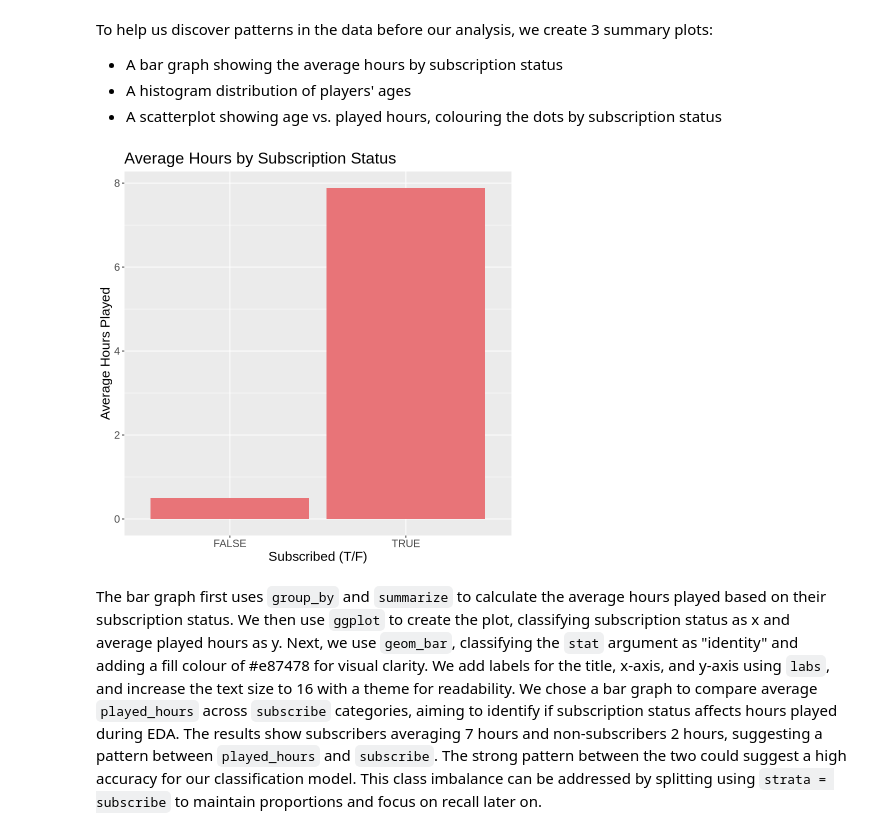
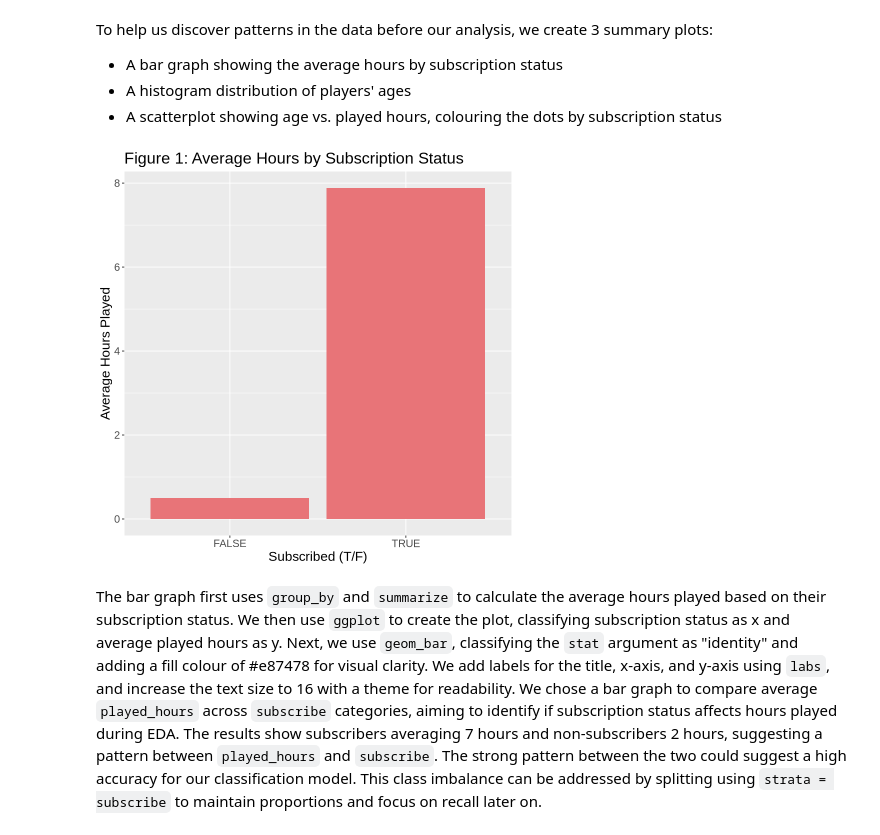
Before and after one commit to justin-pilson/dsci-100-project-2025w2-group-31, a Jupyter notebook: group-project-main-file.ipynb, the cells around one changed output. Cells and saved outputs as stored; diff of their text form; code cells hidden in the pictures.

Commit message:
added figure numbers

```diff
--- a/group-project-main-file.ipynb
+++ b/group-project-main-file.ipynb
@@ -125,17 +125,17 @@ To help us discover patterns in the data before our analysis, we create 3 summar
 # %%
 avg_hours_plot <- players_simplified |>
     group_by(subscribe) |>
     summarize(avg_hours = mean(played_hours)) |>
     ggplot(aes(x = subscribe, y = avg_hours)) +
         geom_bar(stat = "identity", fill = '#e87478') +
-        labs(title = 'Average Hours by Subscription Status',
+        labs(title = 'Figure 1: Average Hours by Subscription Status',
              x = 'Subscribed (T/F)',
              y = 'Average Hours Played') +
         theme(text = element_text(size = 16))
 
 avg_hours_plot
 # %% [output]
-[figure, old version]
+[figure, new version]
 # %% [markdown]
 The bar graph first uses `group_by` and `summarize` to calculate the average hours played based on their subscription status. We then use `ggplot` to create the plot, classifying subscription status as x and average played hours as y. Next, we use `geom_bar`, classifying the `stat` argument as "identity" and adding a fill colour of #e87478 for visual clarity. We add labels for the title, x-axis, and y-axis using `labs`, and increase the text size to 16 with a theme for readability. We chose a bar graph to compare average `played_hours` across `subscribe` categories, aiming to identify if subscription status affects hours played during EDA. The results show subscribers averaging 7 hours and non-subscribers 2 hours, suggesting a pattern between `played_hours` and `subscribe`. The strong pattern between the two could suggest a high accuracy for our classification model. This class imbalance can be addressed by splitting using `strata = subscribe` to maintain proportions and focus on recall later on.
 # %%
```
Also changed, not shown: parts of 3 cells of this notebook.
